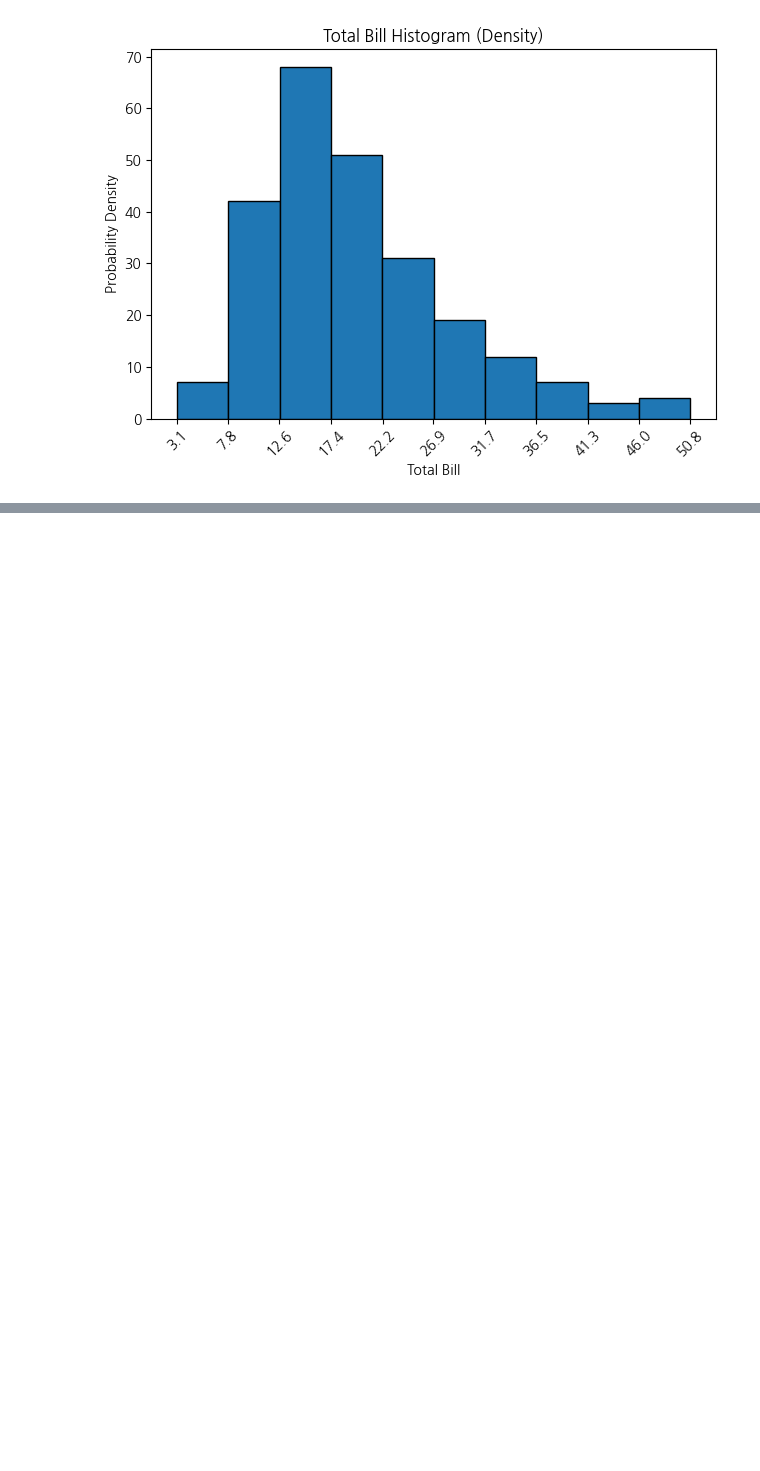
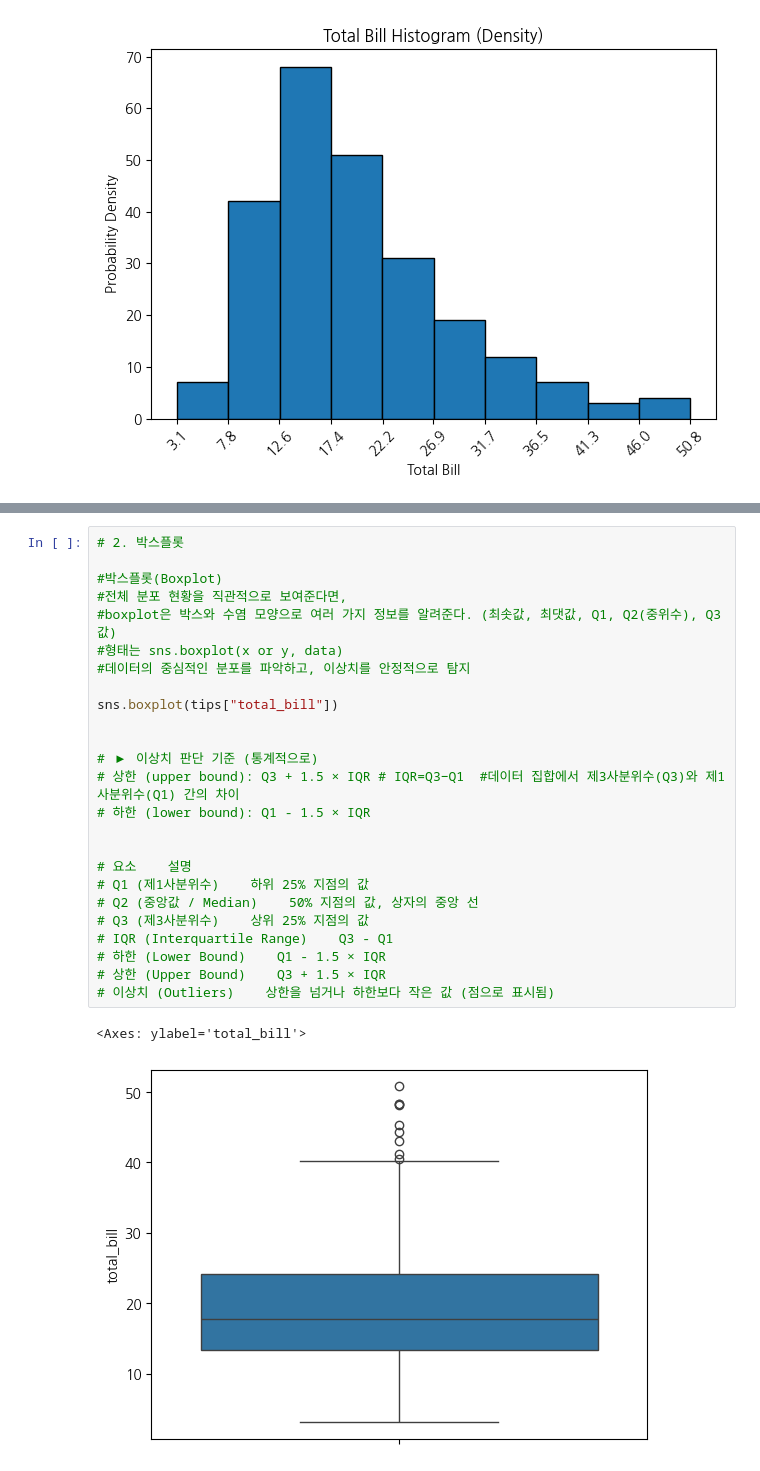
Before and after one commit to agooun-sudo/Gwanggu-ai-academy-park, a Jupyter notebook: 03. 시각화/02-데이터시각화-씨본-차트.ipynb, the cells around one changed output, grey strips where cells are left out. Cells and saved outputs as stored; diff of their text form; blank space fills up the shorter version.

```diff
--- a/03. 시각화/02-데이터시각화-씨본-차트.ipynb
+++ b/03. 시각화/02-데이터시각화-씨본-차트.ipynb
@@ -143,0 +162,28 @@ plt.show()
+# %%
+# 2. 박스플롯
+
+#박스플롯(Boxplot)
+#전체 분포 현황을 직관적으로 보여준다면,
+#boxplot은 박스와 수염 모양으로 여러 가지 정보를 알려준다. (최솟값, 최댓값, Q1, Q2(중위수), Q3 값)
+#형태는 sns.boxplot(x or y, data)
+#데이터의 중심적인 분포를 파악하고, 이상치를 안정적으로 탐지
+
+sns.boxplot(tips["total_bill"])
+
+
+# ▶ 이상치 판단 기준 (통계적으로)
+# 상한 (upper bound): Q3 + 1.5 × IQR # IQR=Q3−Q1  #데이터 집합에서 제3사분위수(Q3)와 제1사분위수(Q1) 간의 차이
+# 하한 (lower bound): Q1 - 1.5 × IQR
+
+
+# 요소    설명
+# Q1 (제1사분위수)    하위 25% 지점의 값
+# Q2 (중앙값 / Median)    50% 지점의 값, 상자의 중앙 선
+# Q3 (제3사분위수)    상위 25% 지점의 값
+# IQR (Interquartile Range)    Q3 - Q1
+# 하한 (Lower Bound)    Q1 - 1.5 × IQR
+# 상한 (Upper Bound)    Q3 + 1.5 × IQR
+# 이상치 (Outliers)    상한을 넘거나 하한보다 작은 값 (점으로 표시됨)
+# %% [output]
+<Axes: ylabel='total_bill'>
+[figure, added]
```
Also changed, not shown: parts of 16 cells of this notebook, 4 other files.
